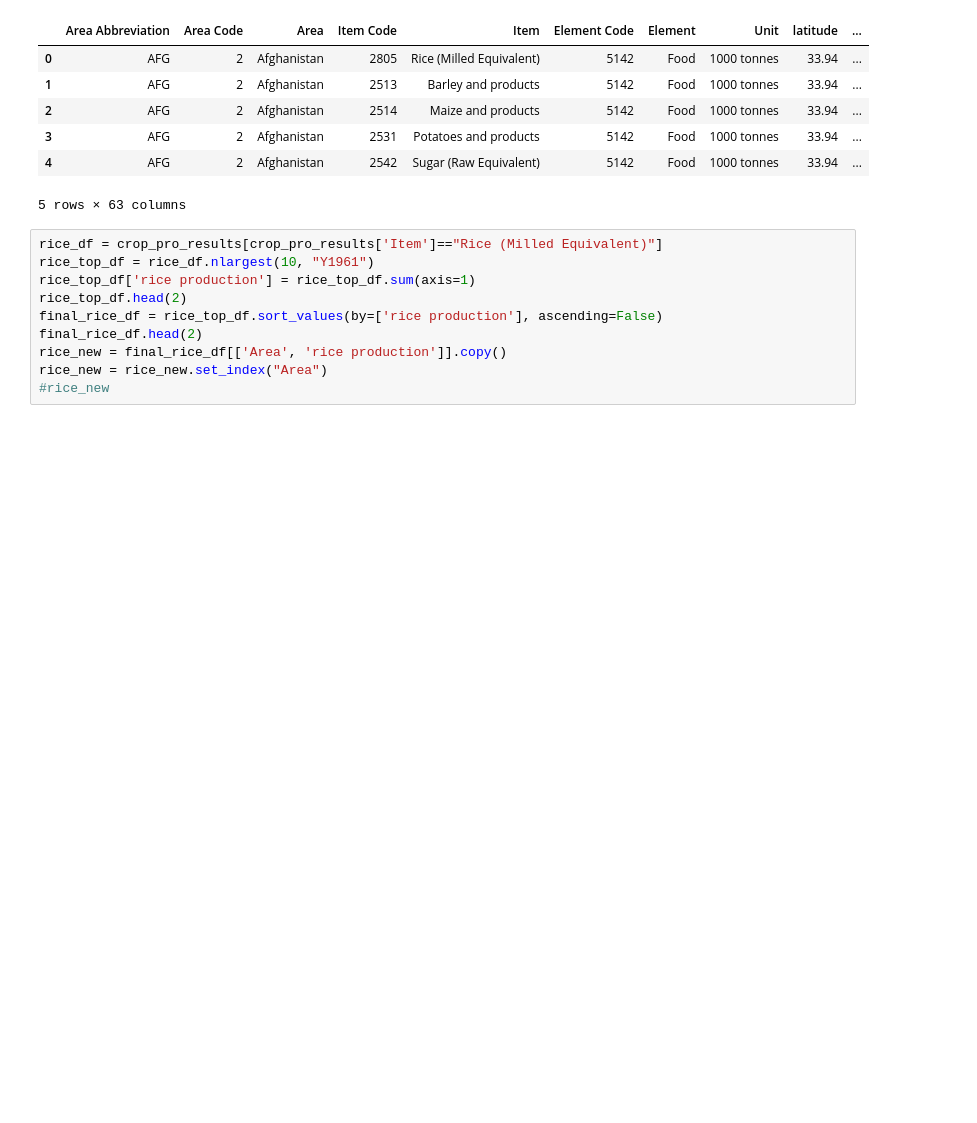
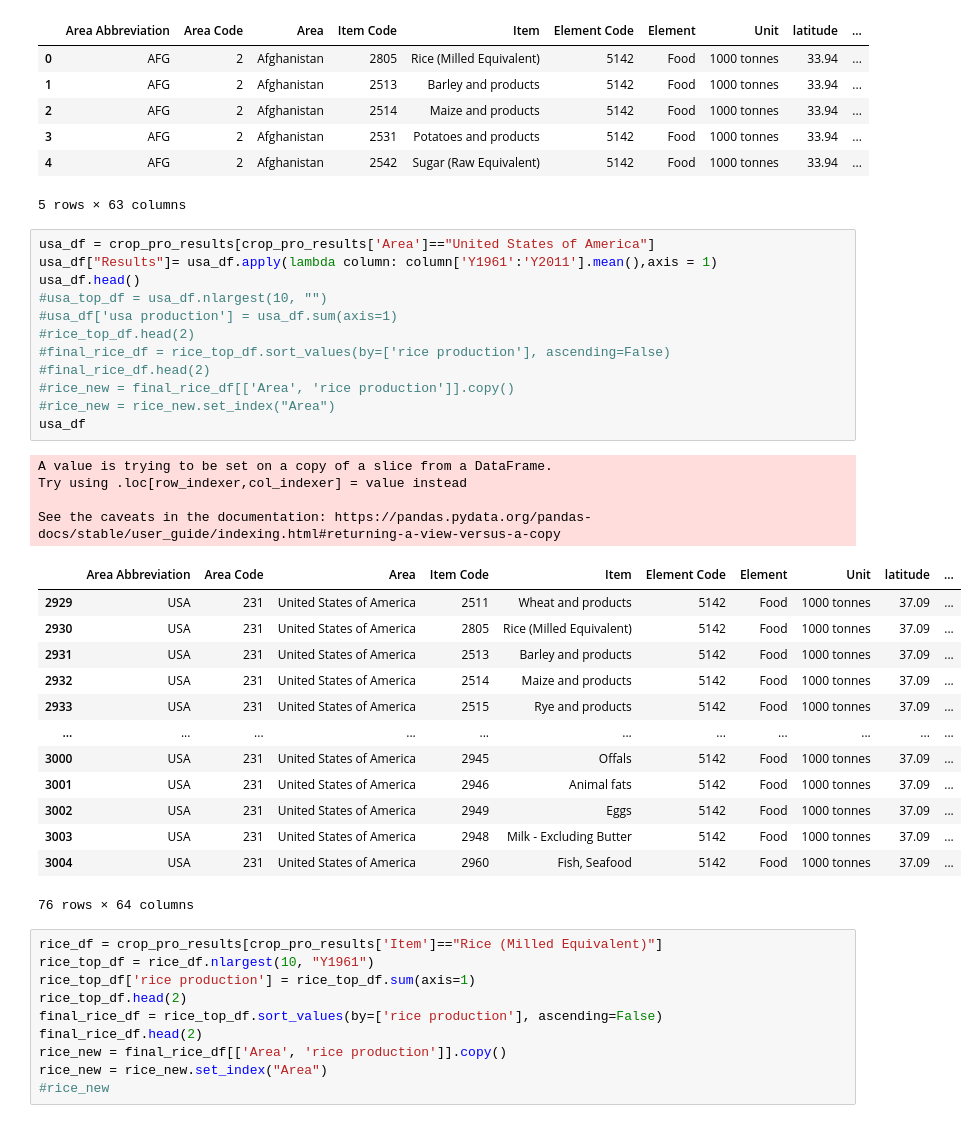
Before and after one commit to kaiserhaag/ProjectPython, a Jupyter notebook: parking.ipynb/Untitled.ipynb, the cells around one changed output. Cells and saved outputs as stored; diff of their text form; blank space fills up the shorter version.

```diff
--- a/parking.ipynb/Untitled.ipynb
+++ b/parking.ipynb/Untitled.ipynb
@@ -22,6 +22,36 @@ crop_pro_results.head()
 | 3 | AFG | 2 | Afghanistan | 2531 | Potatoes and products | 5142 | Food | 1000 tonnes | 33.94 | ... |
 | 4 | AFG | 2 | Afghanistan | 2542 | Sugar (Raw Equivalent) | 5142 | Food | 1000 tonnes | 33.94 | ... |
 5 rows × 63 columns
+# %%
+usa_df = crop_pro_results[crop_pro_results['Area']=="United States of America"]
+usa_df["Results"]= usa_df.apply(lambda column: column['Y1961':'Y2011'].mean(),axis = 1)
+usa_df.head()
+#usa_top_df = usa_df.nlargest(10, "")
+#usa_df['usa production'] = usa_df.sum(axis=1)
+#rice_top_df.head(2)
+#final_rice_df = rice_top_df.sort_values(by=['rice production'], ascending=False)
+#final_rice_df.head(2)
+#rice_new = final_rice_df[['Area', 'rice production']].copy()
+#rice_new = rice_new.set_index("Area")
+usa_df
+# %% [output]
+A value is trying to be set on a copy of a slice from a DataFrame.
+Try using .loc[row_indexer,col_indexer] = value instead
+
+See the caveats in the documentation: https://pandas.pydata.org/pandas-docs/stable/user_guide/indexing.html#returning-a-view-versus-a-copy
+|  | Area Abbreviation | Area Code | Area | Item Code | Item | Element Code | Element | Unit | latitude | ... |
+| 2929 | USA | 231 | United States of America | 2511 | Wheat and products | 5142 | Food | 1000 tonnes | 37.09 | ... |
+| 2930 | USA | 231 | United States of America | 2805 | Rice (Milled Equivalent) | 5142 | Food | 1000 tonnes | 37.09 | ... |
+| 2931 | USA | 231 | United States of America | 2513 | Barley and products | 5142 | Food | 1000 tonnes | 37.09 | ... |
+| 2932 | USA | 231 | United States of America | 2514 | Maize and products | 5142 | Food | 1000 tonnes | 37.09 | ... |
+| 2933 | USA | 231 | United States of America | 2515 | Rye and products | 5142 | Food | 1000 tonnes | 37.09 | ... |
+| ... | ... | ... | ... | ... | ... | ... | ... | ... | ... | ... |
+| 3000 | USA | 231 | United States of America | 2945 | Offals | 5142 | Food | 1000 tonnes | 37.09 | ... |
+| 3001 | USA | 231 | United States of America | 2946 | Animal fats | 5142 | Food | 1000 tonnes | 37.09 | ... |
+| 3002 | USA | 231 | United States of America | 2949 | Eggs | 5142 | Food | 1000 tonnes | 37.09 | ... |
+| 3003 | USA | 231 | United States of America | 2948 | Milk - Excluding Butter | 5142 | Food | 1000 tonnes | 37.09 | ... |
+| 3004 | USA | 231 | United States of America | 2960 | Fish, Seafood | 5142 | Food | 1000 tonnes | 37.09 | ... |
+76 rows × 64 columns
 # %%
 rice_df = crop_pro_results[crop_pro_results['Item']=="Rice (Milled Equivalent)"]
 rice_top_df = rice_df.nlargest(10, "Y1961")
```
Also changed, not shown: parts of 1 cell of this notebook, 3 other files.
